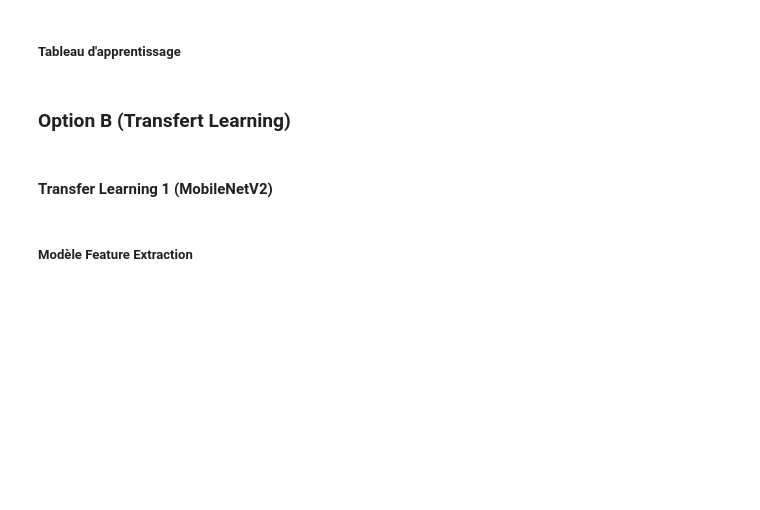
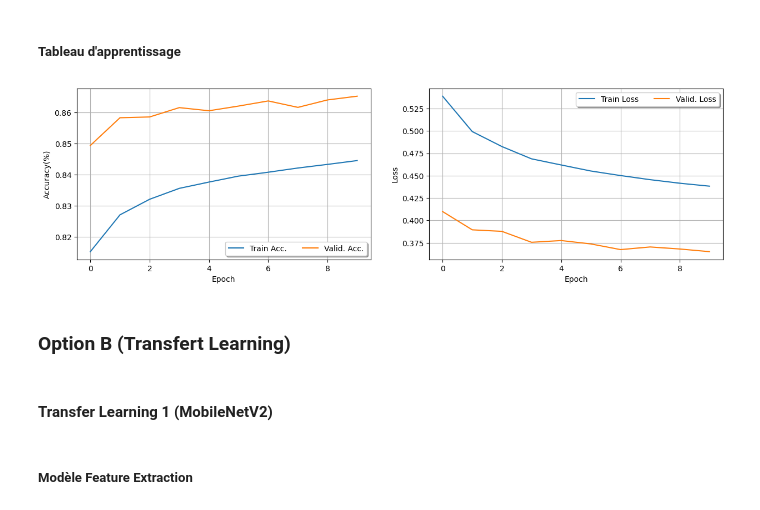
Before and after one commit to axelru26/Projet_Machine_Learning_Air_Drawing, a Jupyter notebook: Air_Drawing.ipynb, the cells around one changed output. Drawn from its saved outputs; the diff is of its cells as text; code cells hidden in the pictures; blank space fills up the shorter version.

```diff
--- a/Air_Drawing.ipynb
+++ b/Air_Drawing.ipynb
@@ -256,0 +315,3 @@ ax1.grid()
+# %%
+# Apprentissage du modèle
+model_history_v2 = model_v2.fit(train_x, train_y, validation_data=(test_x, test_y), epochs=10)
@@ -257,7 +339,34 @@ ax1.grid()
 # %% [markdown]
 ##### Tableau d'apprentissage
 # %%
-# TO DO
+# Valeurs importantes lors de l'apprentissage du modèle
+model_train_acc = model_history_v2.history['accuracy']
+model_valid_acc = model_history_v2.history['val_accuracy']
+model_train_loss = model_history_v2.history['loss']
+model_valid_loss = model_history_v2.history['val_loss']
+
+# Graphiques de l'apprentissage
+fig,(ax0,ax1) = plt.subplots(1, 2, figsize=(15,4))
+
+# Accuracy graph
+ax0.plot(model_train_acc, label="Train Acc.")
+ax0.plot(model_valid_acc, label="Valid. Acc.")
+
+ax0.set_xlabel('Epoch')
+ax0.set_ylabel('Accuracy(%)')
+ax0.legend(loc='lower right', fancybox=True, shadow=True, ncol=4)
+ax0.grid()
+
+# Loss graph
+ax1.plot(model_train_loss, label="Train Loss")
+ax1.plot(model_valid_loss, label="Valid. Loss")
+
+ax1.set_xlabel('Epoch')
+ax1.set_ylabel('Loss')
+ax1.legend(loc='upper right', fancybox=True, shadow=True, ncol=4)
+ax1.grid()
+# %% [output]
+[figure, added]
 # %% [markdown]
 ### Option B (Transfert Learning)
 # %% [markdown]
```
Also changed, not shown: parts of 5 cells of this notebook.
